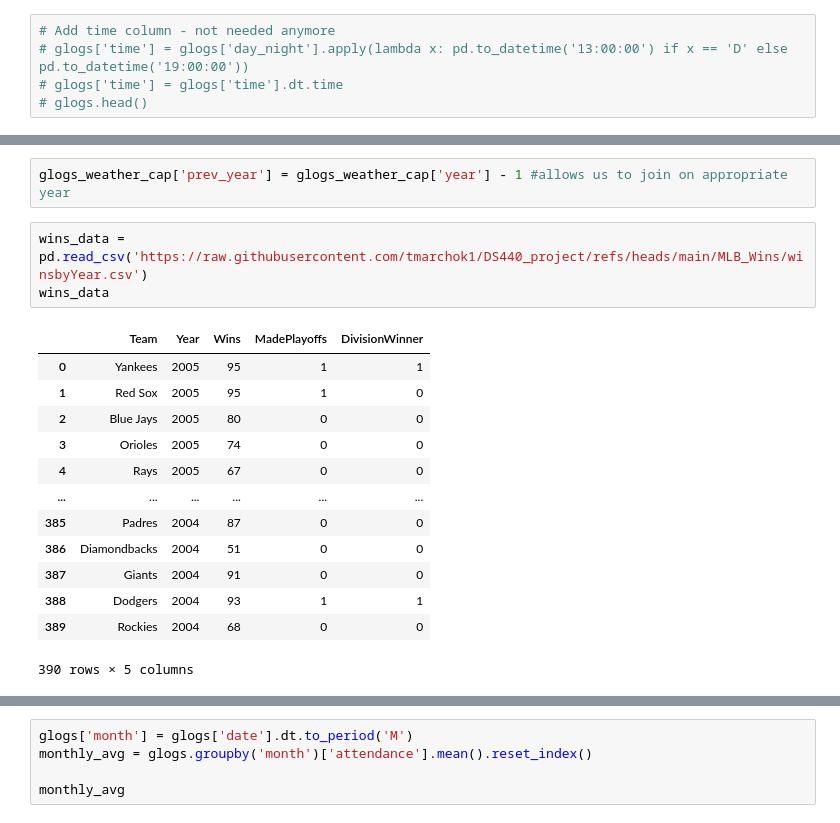
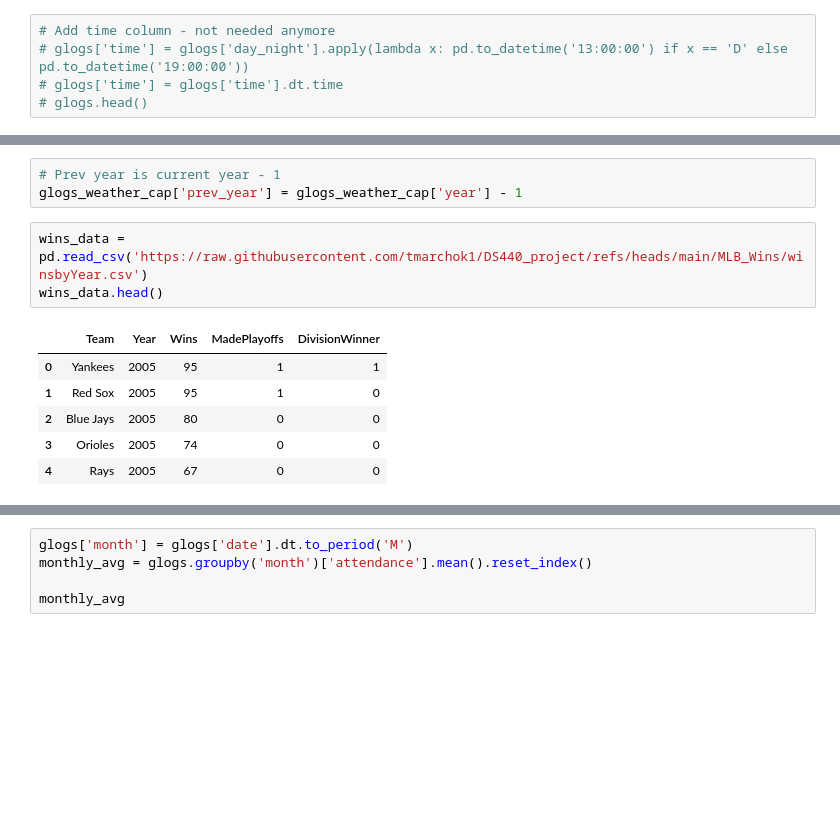
Before and after one commit to tmarchok1/DS440_project, a Jupyter notebook: DS_440code.ipynb, the cells around one changed output, grey strips where cells are left out. Cells and saved outputs as stored; diff of their text form; blank space fills up the shorter version.

```diff
--- a/DS_440code.ipynb
+++ b/DS_440code.ipynb
@@ -308,23 +307,17 @@ glogs_weather_cap.head()
 | 2 | 2005-04-04 | 2005 | Mon | CLE | AL | 1 | CHW | AL | 1 | ... |
 | 3 | 2005-04-04 | 2005 | Mon | KC | AL | 1 | DET | AL | 1 | ... |
 | 4 | 2005-04-04 | 2005 | Mon | MIN | AL | 1 | SEA | AL | 1 | ... |
-# %%
-glogs_weather_cap['prev_year'] = glogs_weather_cap['year'] - 1 #allows us to join on appropriate year
+# %%
+# Prev year is current year - 1
+glogs_weather_cap['prev_year'] = glogs_weather_cap['year'] - 1
 # %%
 wins_data = pd.read_csv('https://raw.githubusercontent.com/tmarchok1/DS440_project/refs/heads/main/MLB_Wins/winsbyYear.csv')
-wins_data
+wins_data.head()
 # %% [output]
 |  | Team | Year | Wins | MadePlayoffs | DivisionWinner |
 | 0 | Yankees | 2005 | 95 | 1 | 1 |
 | 1 | Red Sox | 2005 | 95 | 1 | 0 |
 | 2 | Blue Jays | 2005 | 80 | 0 | 0 |
 | 3 | Orioles | 2005 | 74 | 0 | 0 |
 | 4 | Rays | 2005 | 67 | 0 | 0 |
-| ... | ... | ... | ... | ... | ... |
-| 385 | Padres | 2004 | 87 | 0 | 0 |
-| 386 | Diamondbacks | 2004 | 51 | 0 | 0 |
-| 387 | Giants | 2004 | 91 | 0 | 0 |
-| 388 | Dodgers | 2004 | 93 | 1 | 1 |
-| 389 | Rockies | 2004 | 68 | 0 | 0 |
-390 rows × 5 columns
 # %%
```
Also changed, not shown: parts of 13 cells of this notebook, 2 other files.
